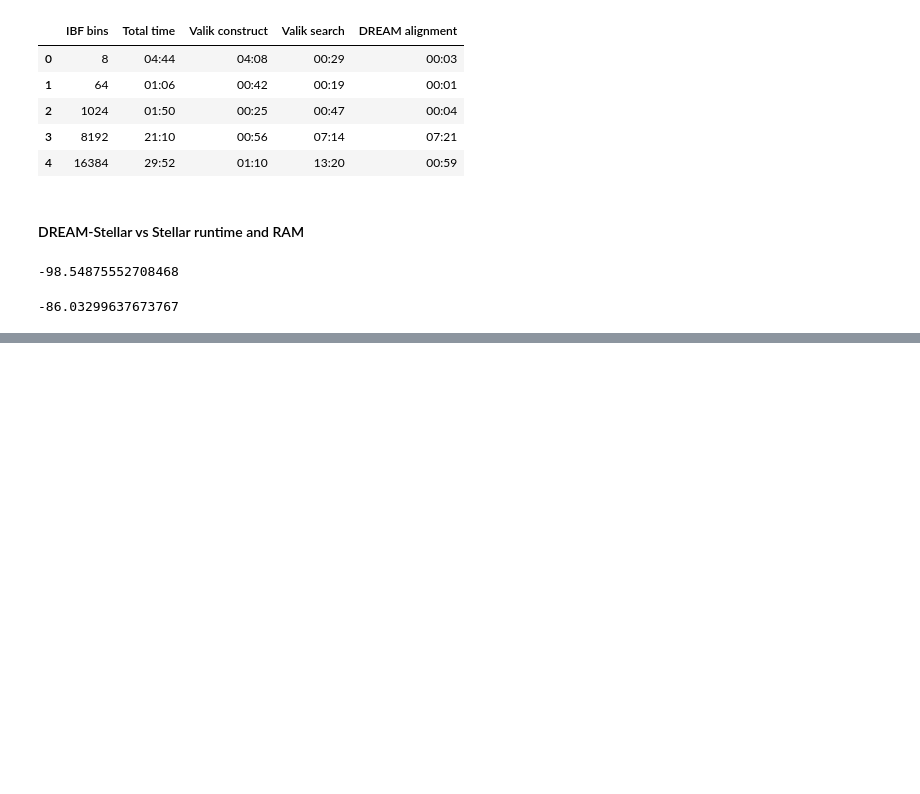
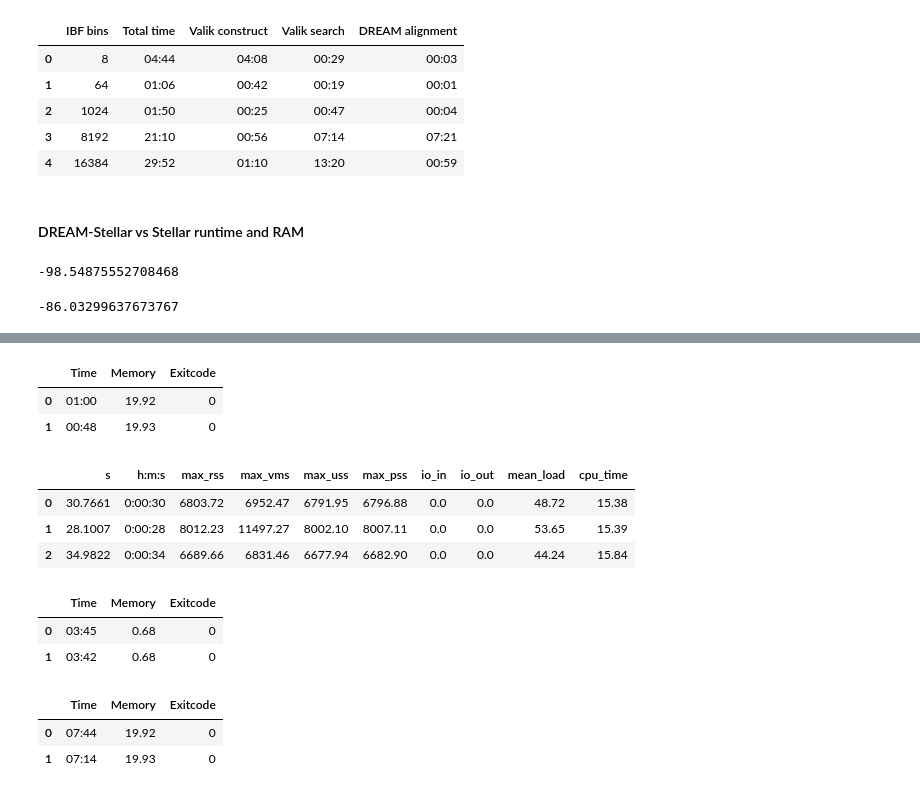
Before and after one commit to eaasna/test-DREAM-stellar, a Jupyter notebook: metagenome/scripts/Liivakast.ipynb, the cells around one changed output, grey strips where cells are left out. Saved outputs shown, nothing was run; the diff lists cells and outputs as text; code cells hidden in the pictures; blank space fills up the shorter version.

Commit message:
Split runtime data

```diff
--- a/metagenome/scripts/Liivakast.ipynb
+++ b/metagenome/scripts/Liivakast.ipynb
@@ -315,0 +301,30 @@ performance_improvement(stellar_ram, dream_ram)
+# %%
+# Pick one
+workdir = "../valik-split/4Gb"
+
+#--------- INPUT ---------
+error_rates = [0.05]
+ibf_bins = [1024]
+ref_len = 500000000 * 8
+nr_queries = 1703936
+
+#--------- OUTPUT ---------
+outfile = "../" + workdir + "/table1.tsv"
+
+
+import os
+import pandas as pd
+
+def read_time_output(file):
+    time_df = pd.read_csv(file, sep="\t", header=None)
+    time_df.columns = ["Time", "Memory", "Exitcode", "Command"]
+    command_df = time_df["Command"].str.split(' ',expand=True)
+    time_df = time_df.drop(labels = "Command", axis = 1)
+
+    return time_df, command_df
+
+def to_pretty_units(df):
+    df["Time"] = df["Time"].astype('float64')
+    df["Time"] = pd.to_datetime(df["Time"], unit='s').dt.strftime("%M:%S")
+    df["Memory"] = round(df["Memory"] / 10**6, 2)
+    return df
@@ -315,0 +357,33 @@ performance_improvement(stellar_ram, dream_ram)
+# %%
+valik_search_file = "../" + workdir + "/valik_search.time"
+time_df, command_df = read_time_output(valik_search_file)
+to_pretty_units(time_df)
+# %% [output]
+|  | Time | Memory | Exitcode |
+| 0 | 01:00 | 19.92 | 0 |
+| 1 | 00:48 | 19.93 | 0 |
+# %%
+seg_file = "../" + workdir + "/create_seg_files.time"
+time_df = pd.read_csv(seg_file, sep='\t')
+time_df
+# %% [output]
+|  | s | h:m:s | max_rss | max_vms | max_uss | max_pss | io_in | io_out | mean_load | cpu_time |
+| 0 | 30.7661 | 0:00:30 | 6803.72 | 6952.47 | 6791.95 | 6796.88 | 0.0 | 0.0 | 48.72 | 15.38 |
+| 1 | 28.1007 | 0:00:28 | 8012.23 | 11497.27 | 8002.10 | 8007.11 | 0.0 | 0.0 | 53.65 | 15.39 |
+| 2 | 34.9822 | 0:00:34 | 6689.66 | 6831.46 | 6677.94 | 6682.90 | 0.0 | 0.0 | 44.24 | 15.84 |
+# %%
+alignment_file = "../" + workdir + "/dream_parallel.time"
+time_df, command_df = read_time_output(alignment_file)
+to_pretty_units(time_df)
+# %% [output]
+|  | Time | Memory | Exitcode |
+| 0 | 03:45 | 0.68 | 0 |
+| 1 | 03:42 | 0.68 | 0 |
+# %%
+total_file = "../" + workdir + "/dream.time"
+time_df, command_df = read_time_output(total_file)
+to_pretty_units(time_df)
+# %% [output]
+|  | Time | Memory | Exitcode |
+| 0 | 07:44 | 19.92 | 0 |
+| 1 | 07:14 | 19.93 | 0 |
```
Also changed, not shown: parts of 10 cells of this notebook.
